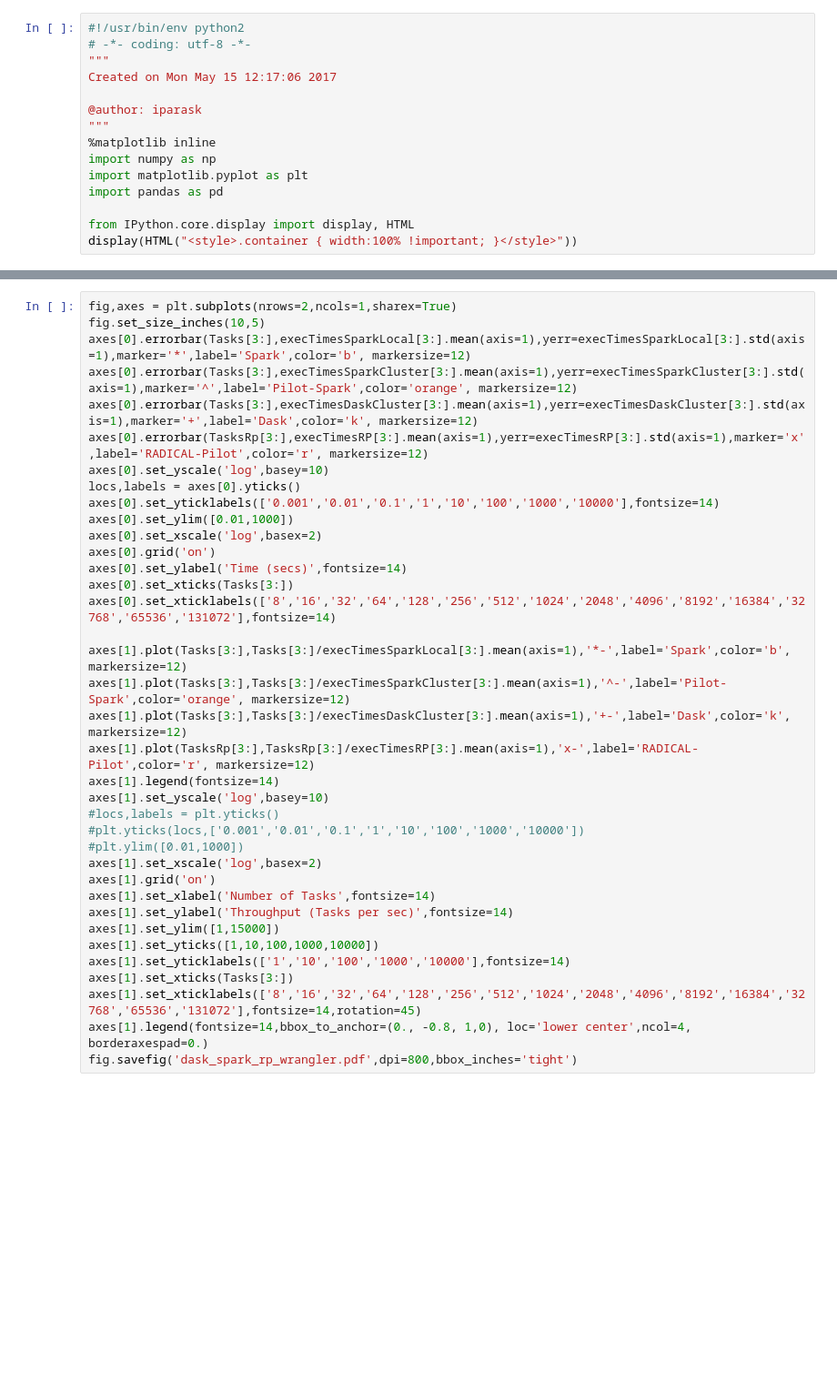
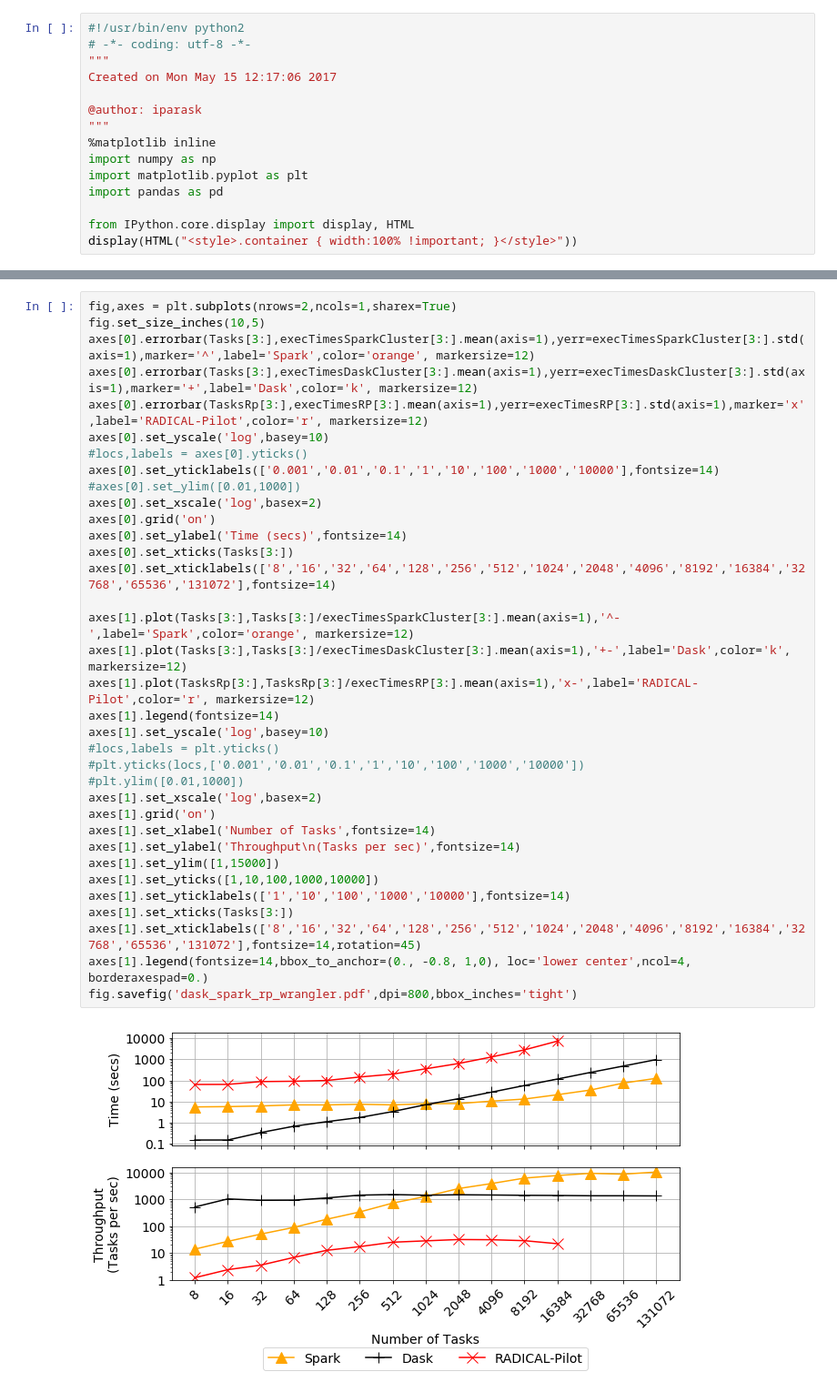
Before and after one commit to radical-experiments/midas_exps, a Jupyter notebook: FrameworksThroughput.ipynb, the cells around one changed output, grey strips where cells are left out. Shown at 91% size. Cells and saved outputs as stored; diff of their text form; blank space fills up the shorter version.

```diff
--- a/FrameworksThroughput.ipynb
+++ b/FrameworksThroughput.ipynb
@@ -46,40 +62,40 @@ tasks = np.array([2**x for x in range(3,18)])
 # %%
 fig,axes = plt.subplots(nrows=2,ncols=1,sharex=True)
 fig.set_size_inches(10,5)
-axes[0].errorbar(Tasks[3:],execTimesSparkLocal[3:].mean(axis=1),yerr=execTimesSparkLocal[3:].std(axis=1),marker='*',label='Spark',color='b', markersize=12)
-axes[0].errorbar(Tasks[3:],execTimesSparkCluster[3:].mean(axis=1),yerr=execTimesSparkCluster[3:].std(axis=1),marker='^',label='Pilot-Spark',color='orange', markersize=12)
+axes[0].errorbar(Tasks[3:],execTimesSparkCluster[3:].mean(axis=1),yerr=execTimesSparkCluster[3:].std(axis=1),marker='^',label='Spark',color='orange', markersize=12)
 axes[0].errorbar(Tasks[3:],execTimesDaskCluster[3:].mean(axis=1),yerr=execTimesDaskCluster[3:].std(axis=1),marker='+',label='Dask',color='k', markersize=12)
 axes[0].errorbar(TasksRp[3:],execTimesRP[3:].mean(axis=1),yerr=execTimesRP[3:].std(axis=1),marker='x',label='RADICAL-Pilot',color='r', markersize=12)
 axes[0].set_yscale('log',basey=10)
-locs,labels = axes[0].yticks()
+#locs,labels = axes[0].yticks()
 axes[0].set_yticklabels(['0.001','0.01','0.1','1','10','100','1000','10000'],fontsize=14)
-axes[0].set_ylim([0.01,1000])
+#axes[0].set_ylim([0.01,1000])
 axes[0].set_xscale('log',basex=2)
 axes[0].grid('on')
 axes[0].set_ylabel('Time (secs)',fontsize=14)
 axes[0].set_xticks(Tasks[3:])
 axes[0].set_xticklabels(['8','16','32','64','128','256','512','1024','2048','4096','8192','16384','32768','65536','131072'],fontsize=14)
 
-axes[1].plot(Tasks[3:],Tasks[3:]/execTimesSparkLocal[3:].mean(axis=1),'*-',label='Spark',color='b', markersize=12)
-axes[1].plot(Tasks[3:],Tasks[3:]/execTimesSparkCluster[3:].mean(axis=1),'^-',label='Pilot-Spark',color='orange', markersize=12)
+axes[1].plot(Tasks[3:],Tasks[3:]/execTimesSparkCluster[3:].mean(axis=1),'^-',label='Spark',color='orange', markersize=12)
 axes[1].plot(Tasks[3:],Tasks[3:]/execTimesDaskCluster[3:].mean(axis=1),'+-',label='Dask',color='k', markersize=12)
 axes[1].plot(TasksRp[3:],TasksRp[3:]/execTimesRP[3:].mean(axis=1),'x-',label='RADICAL-Pilot',color='r', markersize=12)
 axes[1].legend(fontsize=14)
 axes[1].set_yscale('log',basey=10)
 #locs,labels = plt.yticks()
 #plt.yticks(locs,['0.001','0.01','0.1','1','10','100','1000','10000'])
 #plt.ylim([0.01,1000])
 axes[1].set_xscale('log',basex=2)
 axes[1].grid('on')
 axes[1].set_xlabel('Number of Tasks',fontsize=14)
-axes[1].set_ylabel('Throughput (Tasks per sec)',fontsize=14)
+axes[1].set_ylabel('Throughput\n(Tasks per sec)',fontsize=14)
 axes[1].set_ylim([1,15000])
 axes[1].set_yticks([1,10,100,1000,10000])
 axes[1].set_yticklabels(['1','10','100','1000','10000'],fontsize=14)
 axes[1].set_xticks(Tasks[3:])
 axes[1].set_xticklabels(['8','16','32','64','128','256','512','1024','2048','4096','8192','16384','32768','65536','131072'],fontsize=14,rotation=45)
 axes[1].legend(fontsize=14,bbox_to_anchor=(0., -0.8, 1,0), loc='lower center',ncol=4, borderaxespad=0.)
 fig.savefig('dask_spark_rp_wrangler.pdf',dpi=800,bbox_inches='tight')
+# %% [output]
+[figure, added]
 # %%
 fig,axes = plt.subplots(nrows=1,ncols=1,sharex=True)
 fig.set_size_inches(10,5)
```
Also changed, not shown: parts of 4 cells of this notebook, 32 other files.
